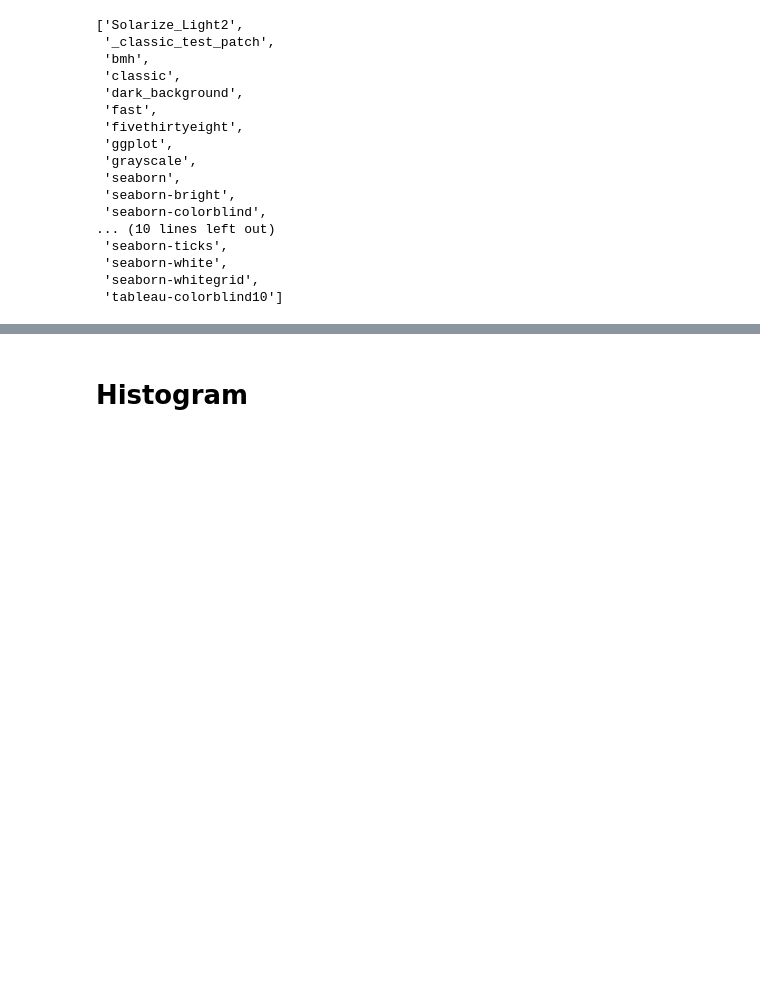
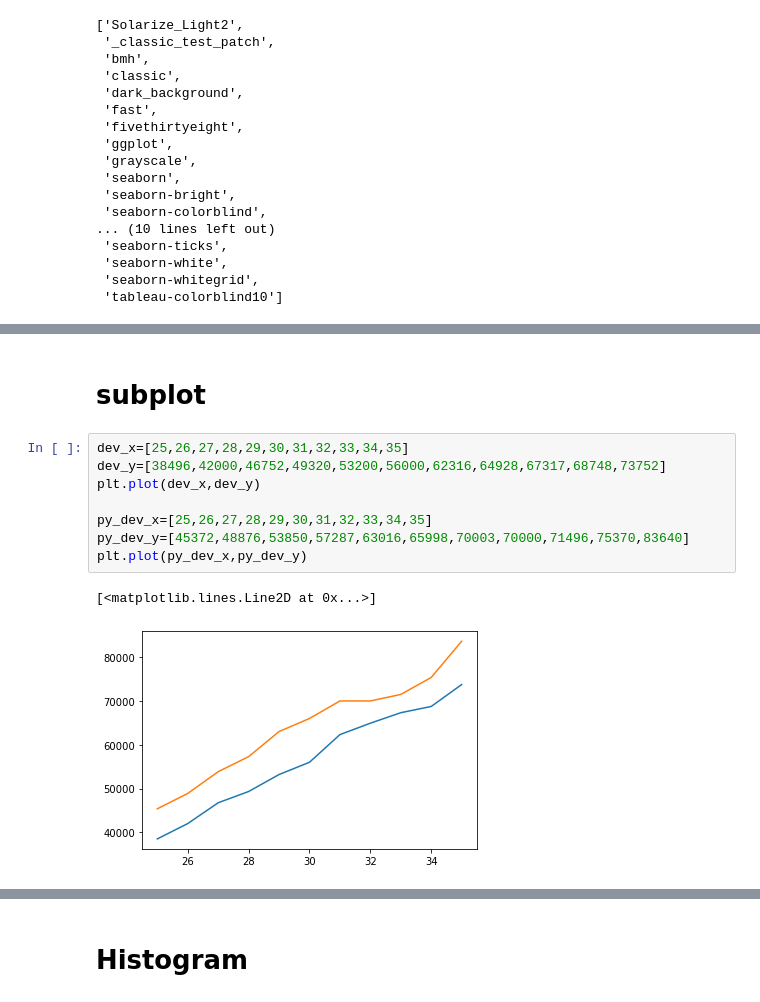
Before and after one commit to AlaaElnakeeb81536/Breast-Cancer-detection, a Jupyter notebook: Python Library/matplotlip.ipynb, the cells around one changed output, grey strips where cells are left out. Cells and saved outputs as stored; diff of their text form; blank space fills up the shorter version.

```diff
--- a/Python Library/matplotlip.ipynb
+++ b/Python Library/matplotlip.ipynb
@@ -106,0 +128,13 @@ plt.show()
+# %% [markdown]
+# subplot
+# %%
+dev_x=[25,26,27,28,29,30,31,32,33,34,35]
+dev_y=[38496,42000,46752,49320,53200,56000,62316,64928,67317,68748,73752]
+plt.plot(dev_x,dev_y)
+
+py_dev_x=[25,26,27,28,29,30,31,32,33,34,35]
+py_dev_y=[45372,48876,53850,57287,63016,65998,70003,70000,71496,75370,83640]
+plt.plot(py_dev_x,py_dev_y)
+# %% [output]
+[<matplotlib.lines.Line2D at 0x...>]
+[figure, added]
```
Also changed, not shown: parts of 36 cells of this notebook.
